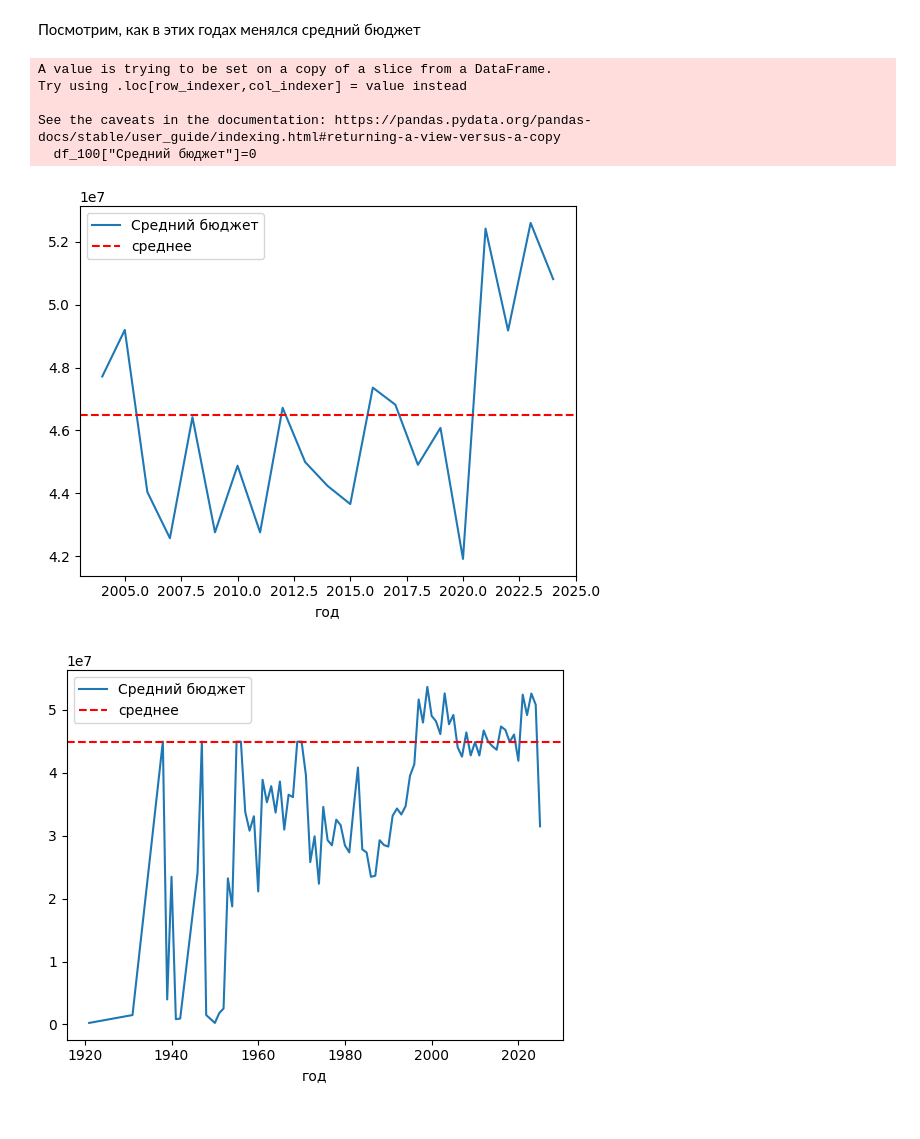
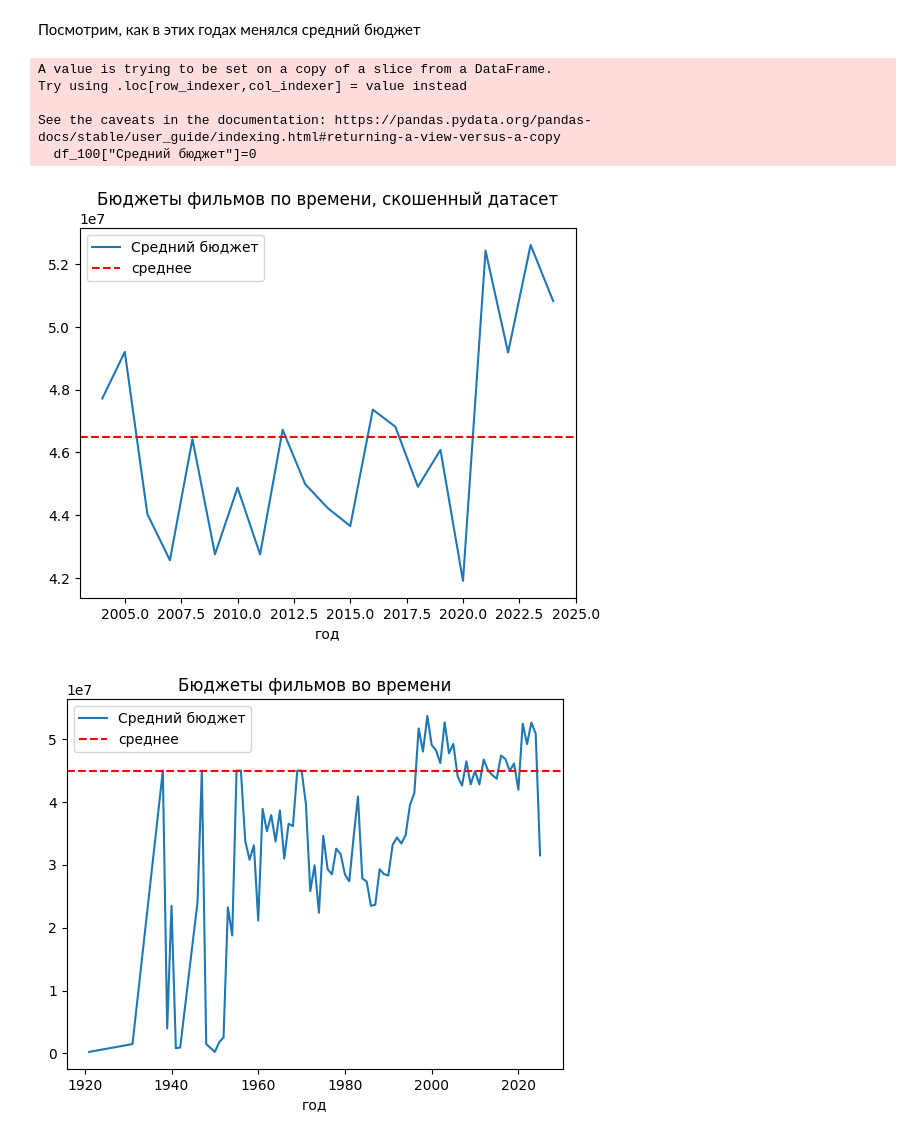
Before and after one commit to alburina/Andan-project-, a Jupyter notebook: graphics.ipynb, the cells around one changed output. Drawn from its saved outputs; the diff is of its cells as text; code cells hidden in the pictures.

```diff
--- a/graphics.ipynb
+++ b/graphics.ipynb
@@ -126,19 +128,20 @@ plt.show()
 # %%
 #df_100["Средний бюджет"]
 df_100["Средний бюджет"]=0
 for i in df_100["год"]:
     df_100.loc[df_100["год"]==i,"Средний бюджет"]=df[df["Дата премьеры в мире"].apply(lambda x:x.year == i)]["Бюджет"].mean()
 df_100.plot(x="год",y="Средний бюджет")
 plt.axhline(y=mean_budget(2004,2024), color="r", linestyle="dashed", label="среднее")
 plt.gca().legend()
+plt.title('Бюджеты фильмов по времени, скошенный датасет')
 plt.show()
 # %% [output]
 A value is trying to be set on a copy of a slice from a DataFrame.
 Try using .loc[row_indexer,col_indexer] = value instead
 
 See the caveats in the documentation: https://pandas.pydata.org/pandas-docs/stable/user_guide/indexing.html#returning-a-view-versus-a-copy
   df_100["Средний бюджет"]=0
-[figure, old version]
+[figure, new version]
 # %%
 df_number_of_films["Средний бюджет"]=0
 for i in df_number_of_films["год"]:
@@ -148,6 +151,7 @@ df_number_of_films  = df_number_of_films[df_number_of_films["Средний бю
 df_number_of_films.plot(x="год",y="Средний бюджет")
 plt.axhline(y=mean_budget(1920,2025), color="r", linestyle="dashed", label="среднее")
 plt.gca().legend()
+plt.title('Бюджеты фильмов во времени, весь датасет')
 plt.show()
 # %% [output]
-[figure, old version]
+[figure, new version]
```
Also changed, not shown: parts of 8 cells of this notebook.
